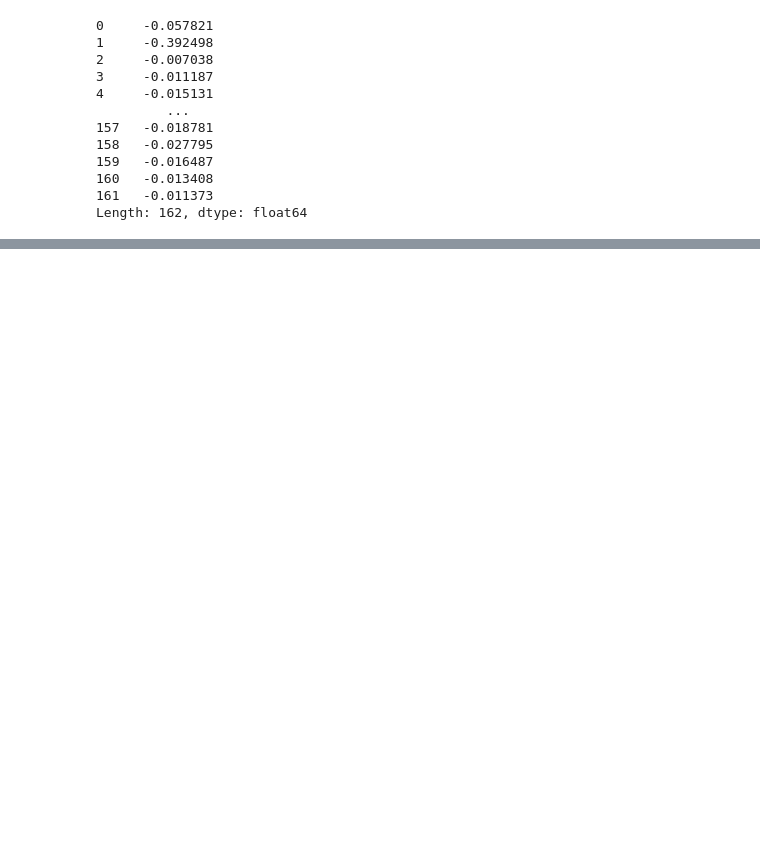
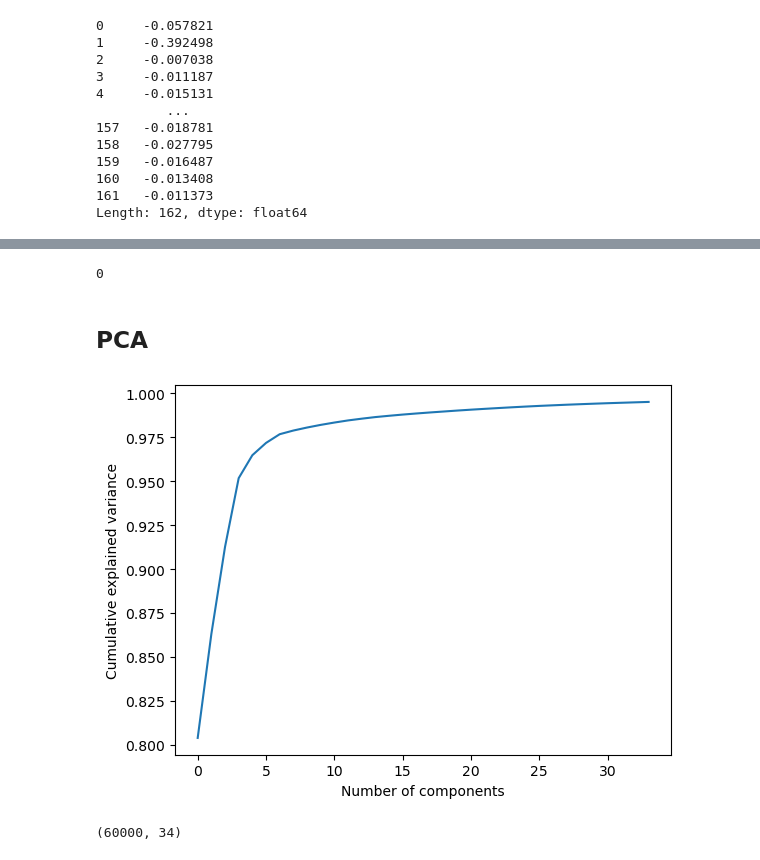
Before and after one commit to AlparslanEfe/DataPrepCA1, a Jupyter notebook: Data_prep_CA1/AlparslanEfeGuler_DPrepHDip_CA1.ipynb, the cells around one changed output, grey strips where cells are left out. Cells and saved outputs as stored; diff of their text form; code cells hidden in the pictures; blank space fills up the shorter version.

Commit message:
PCA
Applying PCA to choose the minimum number of principal components such that 99,5% of the variance is retained

```diff
--- a/Data_prep_CA1/AlparslanEfeGuler_DPrepHDip_CA1.ipynb
+++ b/Data_prep_CA1/AlparslanEfeGuler_DPrepHDip_CA1.ipynb
@@ -333,0 +330,16 @@ df_scaled.isna().sum().sum()
+# %%
+df_scaled.isna().sum().sum()
+# %% [output]
+0
+# %% [markdown]
+## PCA
+# %%
+# Applying PCA to choose the minimum number of principal components such that 99,5% of the variance is retained
+
+pca = PCA(0.995)
+pca.fit(df_scaled)
+plt.plot(np.cumsum(pca.explained_variance_ratio_))
+plt.xlabel("Number of components")
+plt.ylabel("Cumulative explained variance");
+# %% [output]
+[figure, added]
@@ -333,0 +348,7 @@ df_scaled.isna().sum().sum()
+# %%
+# Projecting the new dataset and adding the column "class" back to it
+
+projected = pca.fit_transform(df_scaled)
+projected.shape
+# %% [output]
+(60000, 34)
```
Also changed, not shown: parts of 20 cells of this notebook.
